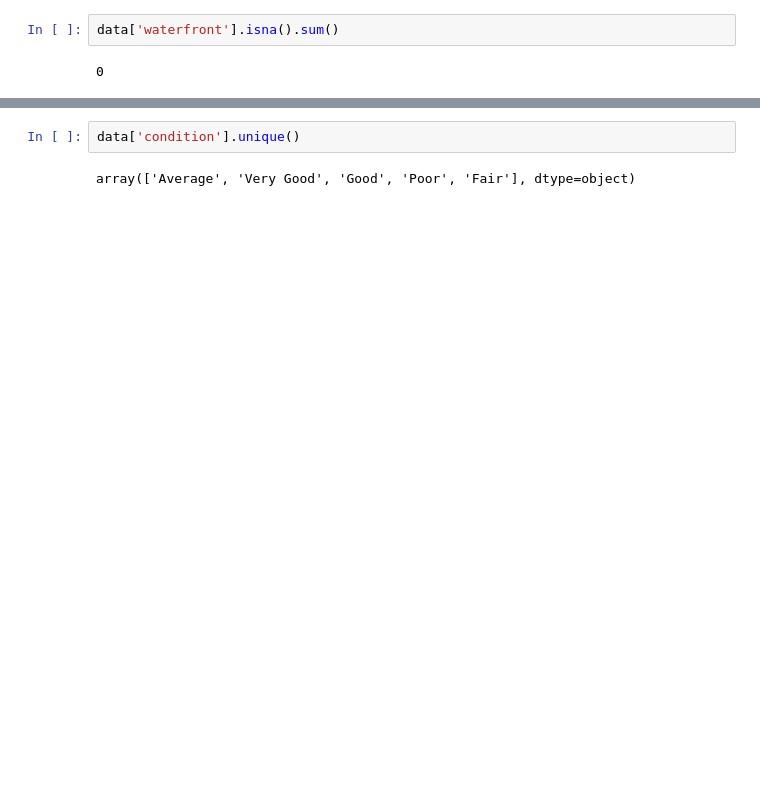
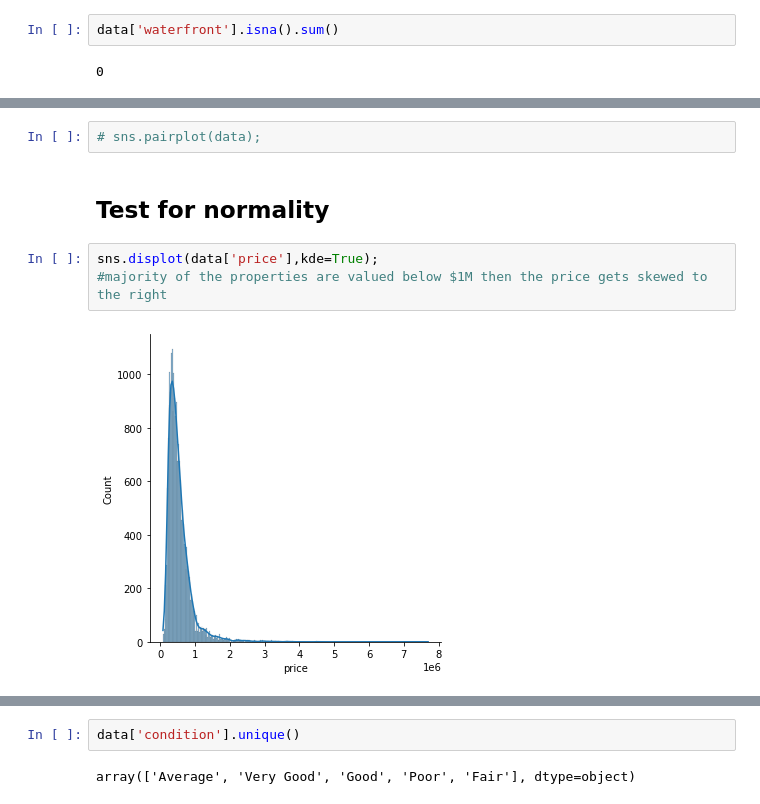
Before and after one commit to Opiyow/dsc-phase-2-project, a Jupyter notebook: PHASE 2 PROJECT.ipynb, the cells around one changed output, grey strips where cells are left out. Cells and saved outputs as stored; diff of their text form; blank space fills up the shorter version.

```diff
--- a/PHASE 2 PROJECT.ipynb
+++ b/PHASE 2 PROJECT.ipynb
@@ -166,0 +234,10 @@ data = data.drop(columns = ['id', 'date'])
+# %%
+# sns.pairplot(data);
+# %% [markdown]
+
+## Test for normality
+# %%
+sns.displot(data['price'],kde=True);
+#majority of the properties are valued below $1M then the price gets skewed to the right
+# %% [output]
+[figure, added]
```
Also changed, not shown: parts of 104 cells of this notebook.
